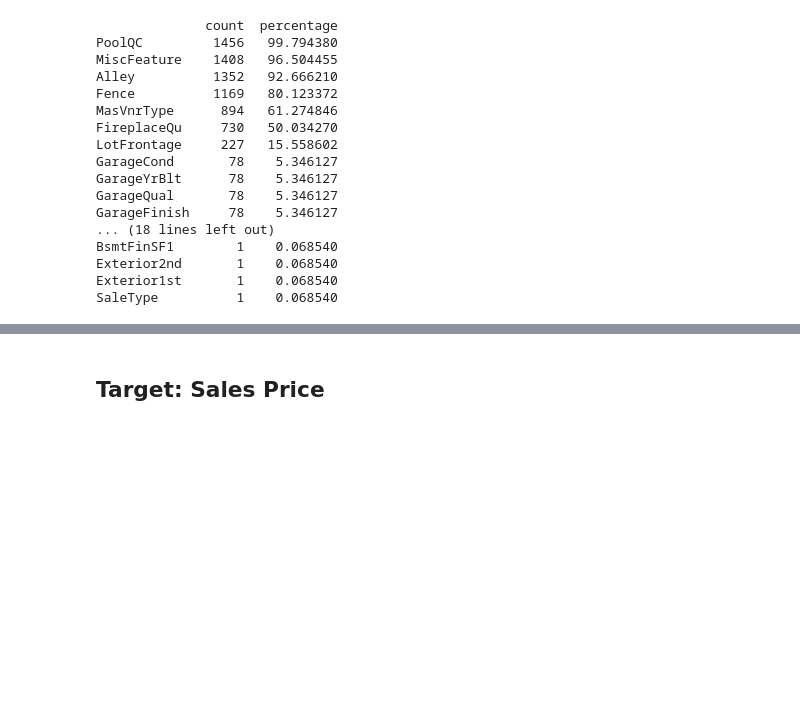
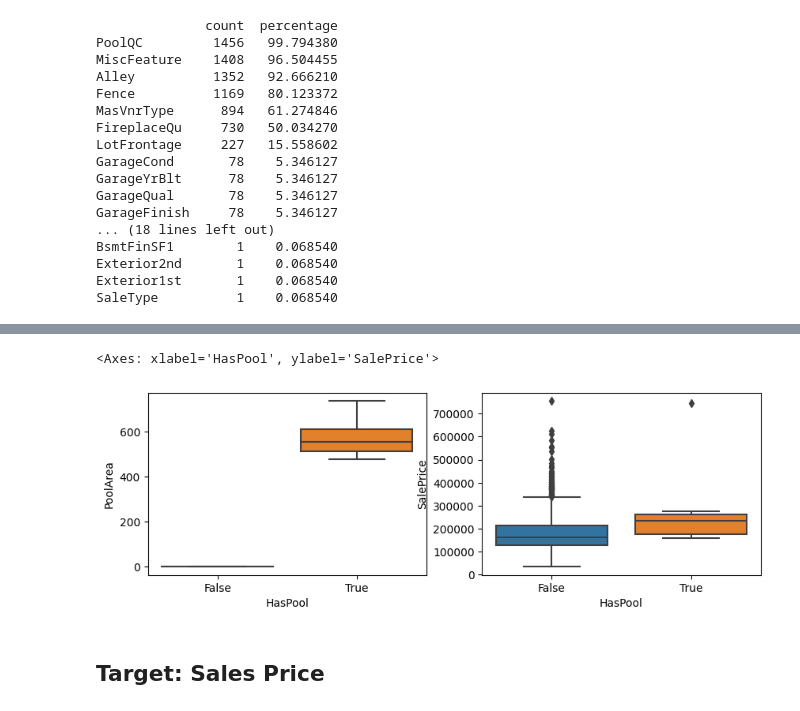
Before and after one commit to arthuralbarelli/house-prices-prediction, a Jupyter notebook: eda-house-prices.ipynb, the cells around one changed output, grey strips where cells are left out. Drawn from its saved outputs; the diff is of its cells as text; code cells hidden in the pictures; blank space fills up the shorter version.

```diff
--- a/eda-house-prices.ipynb
+++ b/eda-house-prices.ipynb
@@ -153,0 +198,2 @@ Some columns are almost entirely null, columns where almost more than 80% of the
+# %%
+houses_train.drop(columns=['PoolArea', 'PoolQC', 'HasPoolQC', 'HasPool'], inplace=True)
@@ -154,3 +202,12 @@ Some columns are almost entirely null, columns where almost more than 80% of the
+# %%
+houses_train['HasPool'] = ~houses_train['PoolQC'].isnull()
+
+fig, axs = plt.subplots(1, 2, figsize=(10, 3))
+sns.boxplot(data=houses_train, x='HasPool', y='PoolArea', ax=axs[0])
+sns.boxplot(data=houses_train, x='HasPool', y='SalePrice', ax=axs[1])
+# %% [output]
+<Axes: xlabel='HasPool', ylabel='SalePrice'>
+[figure, added]
 # %% [markdown]
 ## Target: Sales Price
 # %%
```
Also changed, not shown: parts of 11 cells of this notebook.
